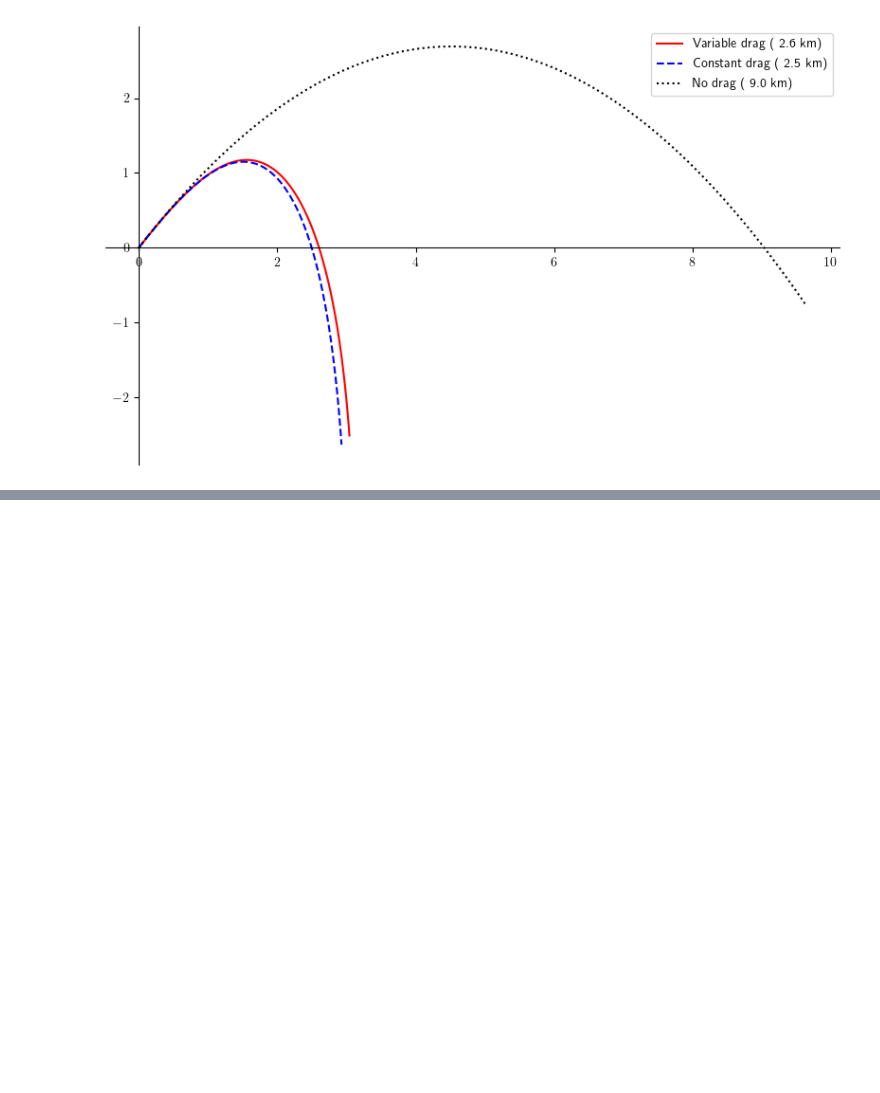
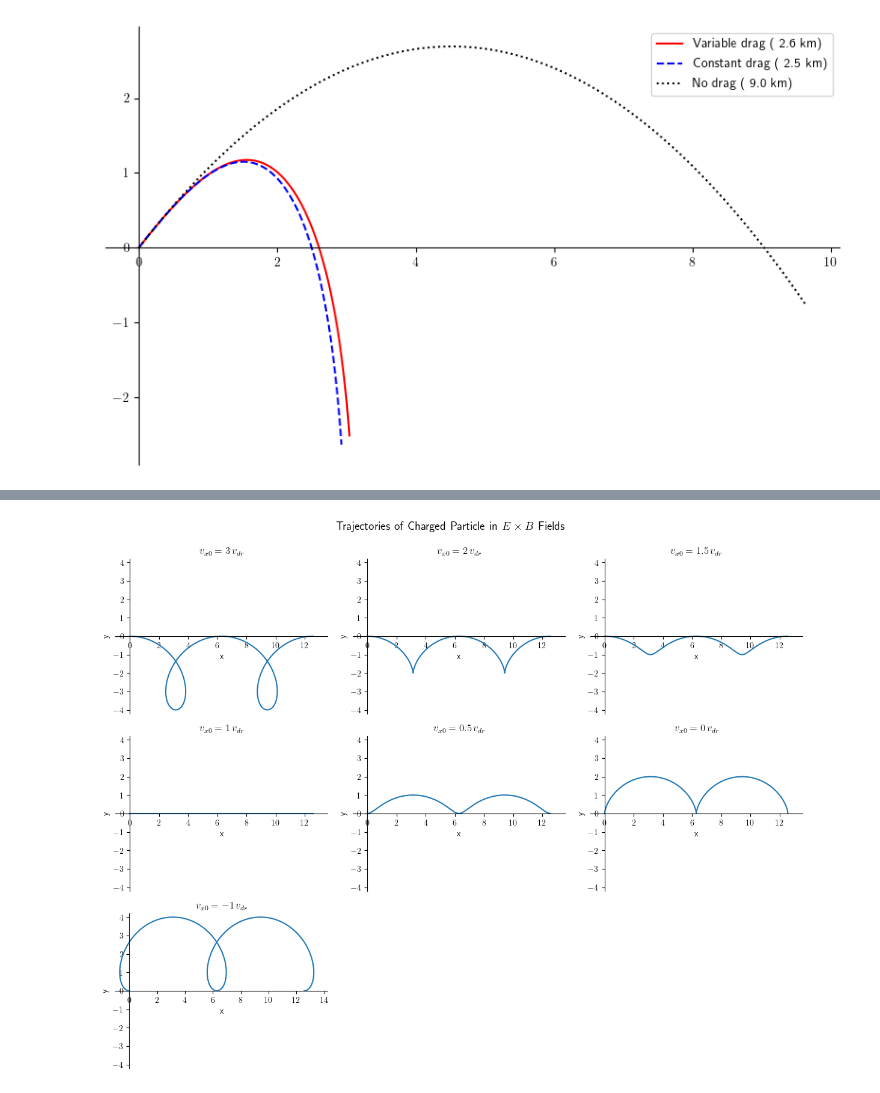
Before and after one commit to Chaks1603/Python-Assignments, a Jupyter notebook: Physics B.Sc/Projectile.ipynb, the cells around one changed output, grey strips where cells are left out. Drawn from its saved outputs; the diff is of its cells as text; code cells hidden in the pictures; blank space fills up the shorter version.

```diff
--- a/Physics B.Sc/Projectile.ipynb
+++ b/Physics B.Sc/Projectile.ipynb
@@ -349,0 +360,47 @@ plt.show()
+# %%
+E = 1.0       # Electric field in y-direction
+B = 1.0       # Magnetic field in z-direction
+q = 1.0       # Charge
+m = 1.0       # Mass
+
+omega = q * B / m
+vdr = E / B   # Drift velocity
+
+# Time array (2 cyclotron periods)
+T = 2 * 2 * np.pi / omega
+t = np.linspace(0, T, 1000)
+
+# Initial x velocities as multiples of v_dr
+vx0_multiples = [3, 2, 1.5, 1, 0.5, 0, -1]
+
+fig, axes = plt.subplots(3, 3, figsize=(12, 9))
+axes = axes.flatten()
+
+for i, mult in enumerate(vx0_multiples):
+    vx0 = mult * vdr
+    R = (vx0 - vdr) / omega
+
+    # Position
+    x = vdr * t + R * np.sin(omega * t)
+    y = R * (np.cos(omega * t) - 1)
+
+    ax = axes[i]
+    customize_axes(ax)
+    ax.plot(x, y)
+    ax.set_title(fr'$v_{{x0}} = {mult} \, v_{{dr}}$')
+    ax.axhline(0, color='gray', linewidth=0.5)
+    ax.axvline(0, color='gray', linewidth=0.5)
+    ax.set_xlim(-1, max(x)+1)
+    ax.set_ylim(-4.2, 4.2)
+    ax.set_xlabel('x')
+    ax.set_ylabel('y')
+
+# Hide unused subplot
+for j in range(i+1, len(axes)):
+    fig.delaxes(axes[j])
+
+plt.tight_layout()
+plt.suptitle(r"Trajectories of Charged Particle in $E \times B$ Fields", fontsize=14, y=1.03)
+plt.show()
+# %% [output]
+[figure, added]
```
Also changed, not shown: parts of 5 cells of this notebook.
